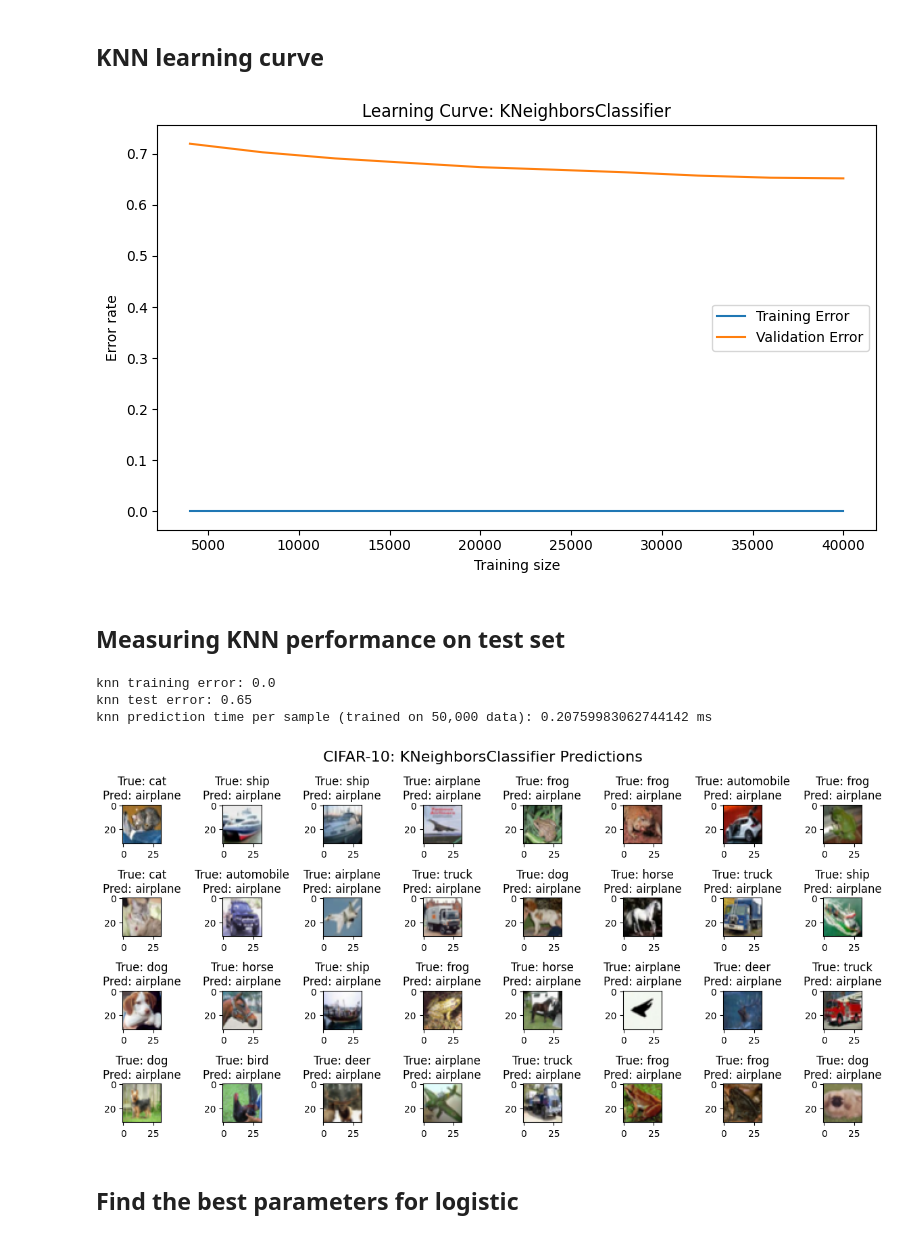
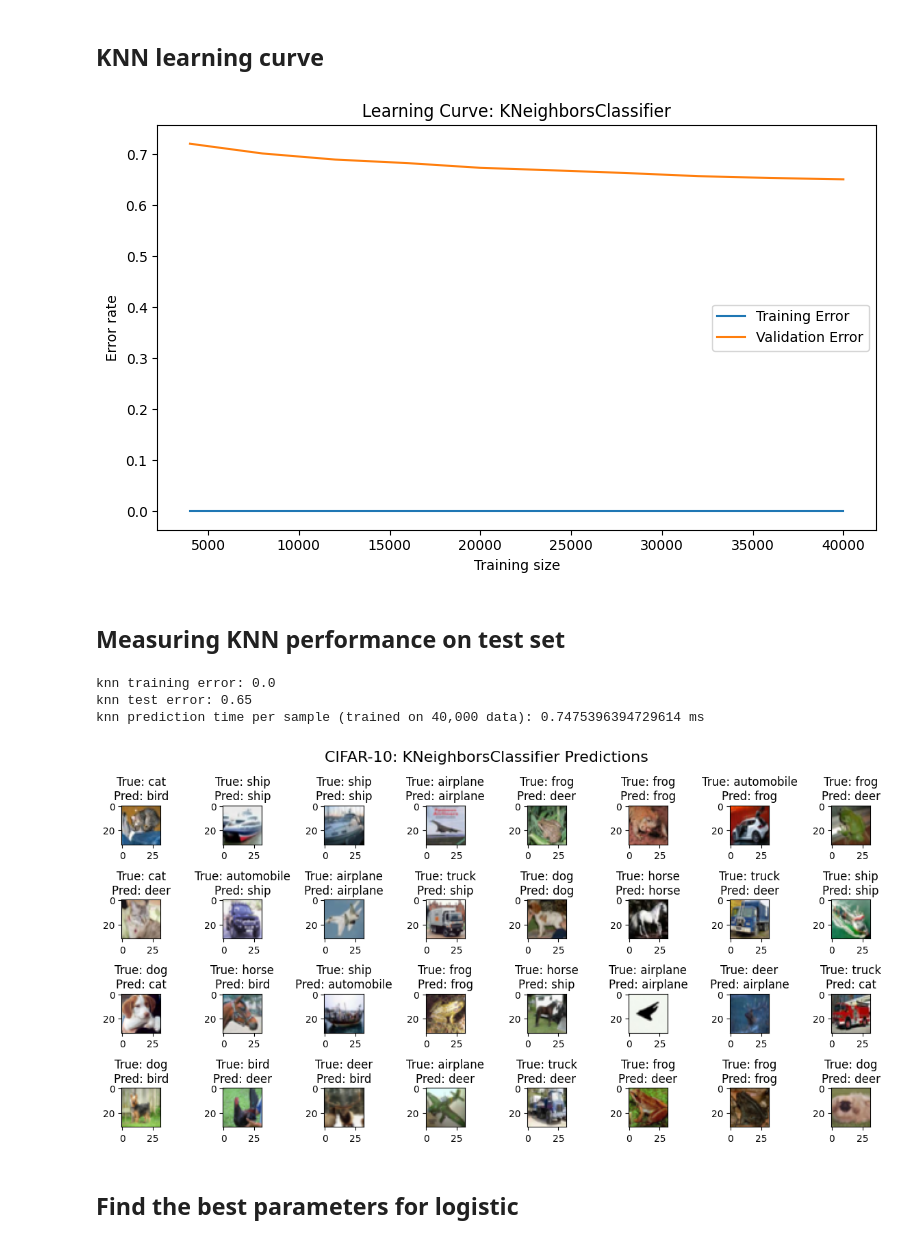
Before and after one commit to mingyushi359/CS178-CIFAR-10-Classification, a Jupyter notebook: 178_project.ipynb, the cells around one changed output. Saved outputs shown, nothing was run; the diff lists cells and outputs as text; code cells hidden in the pictures.

Commit message:
Added basic MLP and Random Forest Fixed time measurement on wrong dataset Added initial data visualization

```diff
--- a/178_project.ipynb
+++ b/178_project.ipynb
@@ -40,15 +45,16 @@ for i in range(1, 6):
     X_partial.append(X_batch)
     y_partial.append(y_batch)
 
-X_train_full = np.vstack(X_partial)
+X_train_full_original = np.vstack(X_partial)
 y_train_full = np.hstack(y_partial)
 
-X_train, X_val, y_train, y_val = train_test_split(X_train_full, y_train_full, random_state=seed, test_size=0.2, shuffle=True)  # use train_test_split to split out the validation set from the training set
+X_train_original, X_val_original, y_train, y_val = train_test_split(X_train_full_original, y_train_full, random_state=seed, test_size=0.2, shuffle=True)  # use train_test_split to split out the validation set from the training set
 X_test_original, y_test = unpickle("cifar-10-batches-py/test_batch")  # keeping the original test data for display purposes
 
-scaler = StandardScaler().fit(X_train)  # scale the data
-X_train = scaler.transform(X_train)
-X_val = scaler.transform(X_val)
+scaler = StandardScaler().fit(X_train_original)  # scale the data
+X_train = scaler.transform(X_train_original)
+X_val = scaler.transform(X_val_original)
+X_train_full = scaler.transform(X_train_full_original)
 X_test = scaler.transform(X_test_original)
 
 class_labels = load_class_labels()
@@ -64,0 +73,10 @@ print(class_labels)
+# %%
+fig, axes = plt.subplots(10, 10, figsize=(16,16))
+for cls in range(10):
+    idxs = np.where(y_train_full == cls)[0]
+    samples = idxs[:10]
+    for j, sample in enumerate(samples):
+        img = X_train_full_original[sample].reshape(3,32,32).transpose(1,2,0)
+        axes[cls,j].imshow(img.astype('uint8'))
+        axes[cls,j].axis('off')
+        axes[cls,j].set_title(class_labels[cls])
@@ -70,7 +90,7 @@ def visualize_sample_prediction(clf):  # display some sample images and their pr
     for i, ax in enumerate(axes.ravel()):
         image = X_test_original[i].reshape(3,32,32).transpose(1,2,0)
 
-        predicted = clf.predict([X_test_original[i]])[0]
+        predicted = clf.predict([X_test[i]])[0]
 
         ax.imshow(image)
         ax.set_title(f"True: {class_labels[y_test[i]]}\nPred: {class_labels[predicted]}")
@@ -165,35 +183,33 @@ Best parameter: {'n_neighbors': 5, 'weights': 'distance'}
 # %% [markdown]
 ## KNN learning curve
 # %%
-# took 22 mins to run locally
 knn_best = KNeighborsClassifier(**knn_best_parameter)
-knn_best.fit(X_train, y_train)
+# knn_best.fit(X_train, y_train)
 plot_learning_curve(knn_best)
 # %% [output]
-[figure, old version]
+[figure, new version]
 # %% [markdown]
 ## Measuring KNN performance on test set
 # %%
-
 knn_best = KNeighborsClassifier(**knn_best_parameter)
 knn_best.fit(X_train, y_train)
 knn_train_error = 1 - knn_best.score(X_train, y_train)
 
 start_time = time.time()
 knn_test_error = 1 - knn_best.score(X_test, y_test)
 end_time = time.time()
 elapsed_time = end_time - start_time
-time_per_sample = elapsed_time / len(X_train)
+time_per_sample = elapsed_time / len(X_test)
 
 print(f"knn training error: {knn_train_error}")
 print(f"knn test error: {knn_test_error}")
 print(f"knn prediction time per sample (trained on 40,000 data): {time_per_sample * 1000} ms")
 visualize_sample_prediction(knn_best)
 # %% [output]
 knn training error: 0.0
 knn test error: 0.65
-knn prediction time per sample (trained on 50,000 data): 0.20759983062744142 ms
+knn prediction time per sample (trained on 40,000 data): 0.7475396394729614 ms
-[figure, old version]
+[figure, new version]
 # %% [markdown]
 ## Find the best parameters for logistic
 # %%
```
Also changed, not shown: parts of 20 cells of this notebook.
